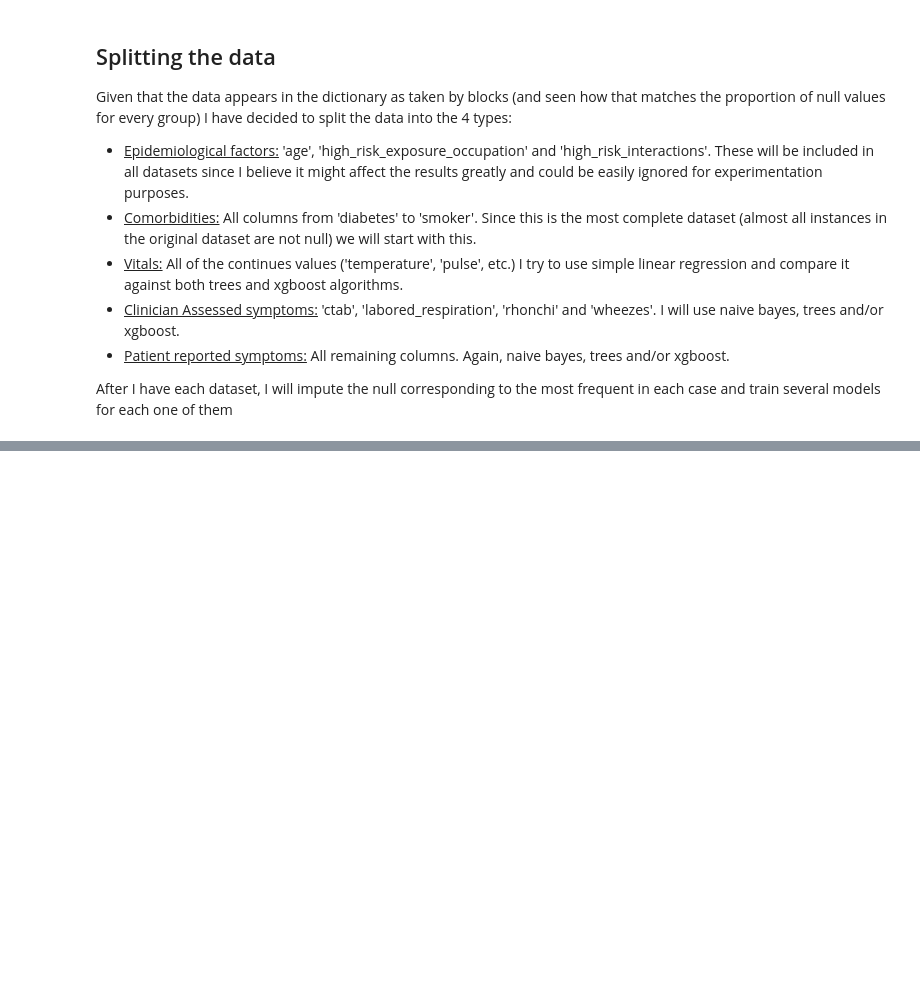
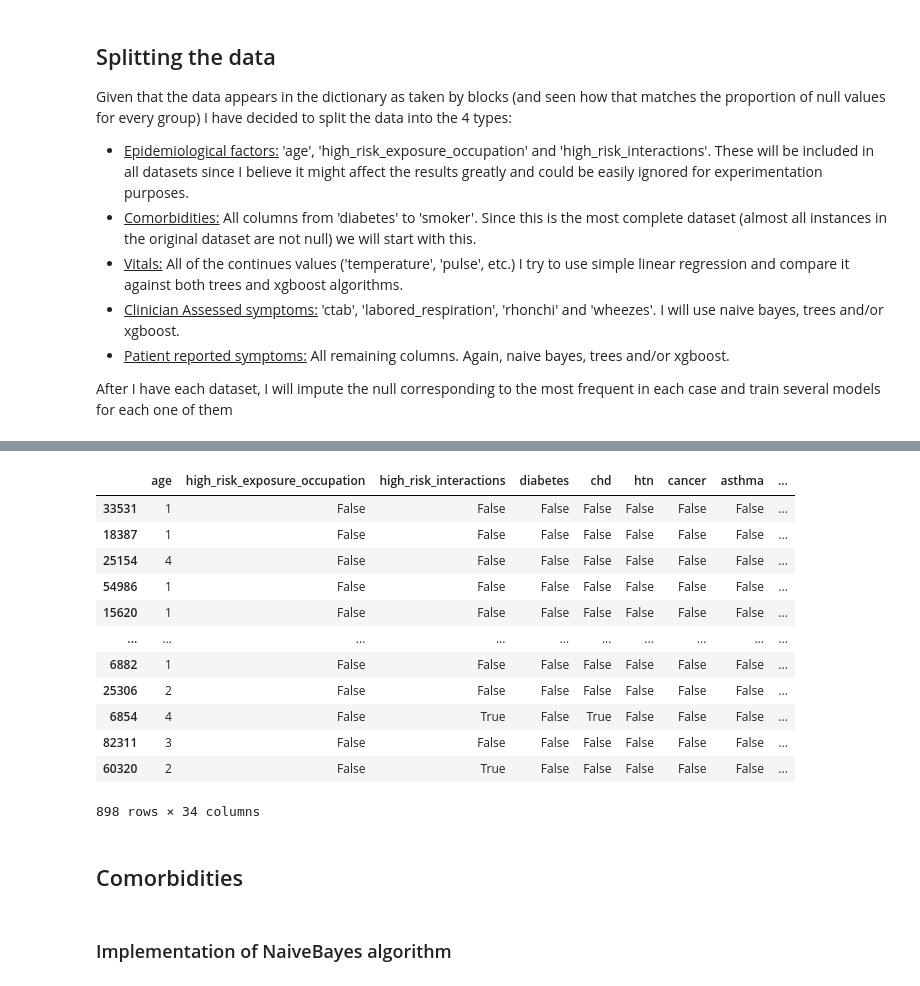
Before and after one commit to Sir-Slade/covidclinicaldata, a Jupyter notebook: notebooks/DataExploration_Jeshua.ipynb, the cells around one changed output, grey strips where cells are left out. Cells and saved outputs as stored; diff of their text form; code cells hidden in the pictures; blank space fills up the shorter version.

```diff
--- a/notebooks/DataExploration_Jeshua.ipynb
+++ b/notebooks/DataExploration_Jeshua.ipynb
@@ -659,0 +675,20 @@ all_data.iloc[:, 4:11]
+# %%
+train_x.loc[train_y=="Positive"]
+# %% [output]
+|  | age | high_risk_exposure_occupation | high_risk_interactions | diabetes | chd | htn | cancer | asthma | ... |
+| 33531 | 1 | False | False | False | False | False | False | False | ... |
+| 18387 | 1 | False | False | False | False | False | False | False | ... |
+| 25154 | 4 | False | False | False | False | False | False | False | ... |
+| 54986 | 1 | False | False | False | False | False | False | False | ... |
+| 15620 | 1 | False | False | False | False | False | False | False | ... |
+| ... | ... | ... | ... | ... | ... | ... | ... | ... | ... |
+| 6882 | 1 | False | False | False | False | False | False | False | ... |
+| 25306 | 2 | False | False | False | False | False | False | False | ... |
+| 6854 | 4 | False | True | False | True | False | False | False | ... |
+| 82311 | 3 | False | False | False | False | False | False | False | ... |
+| 60320 | 2 | False | True | False | False | False | False | False | ... |
+898 rows × 34 columns
+# %% [markdown]
+## Comorbidities
+# %% [markdown]
+### Implementation of NaiveBayes algorithm
```
Also changed, not shown: parts of 32 cells of this notebook.
